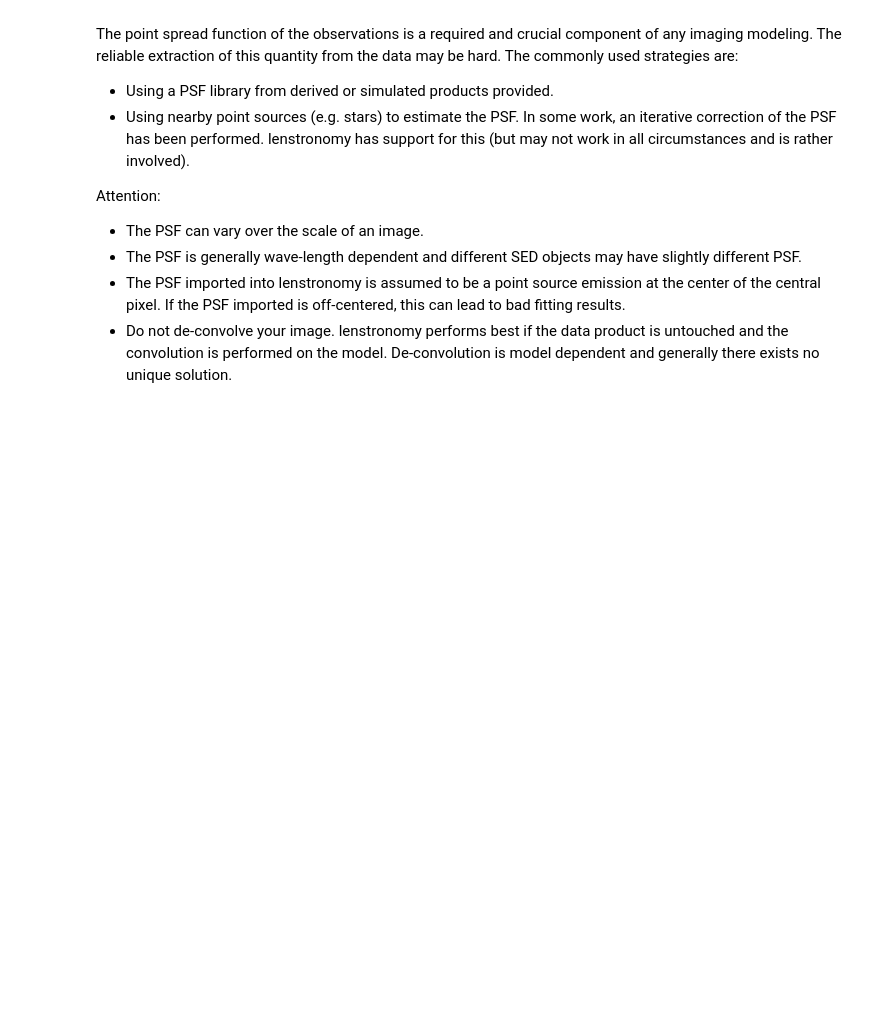
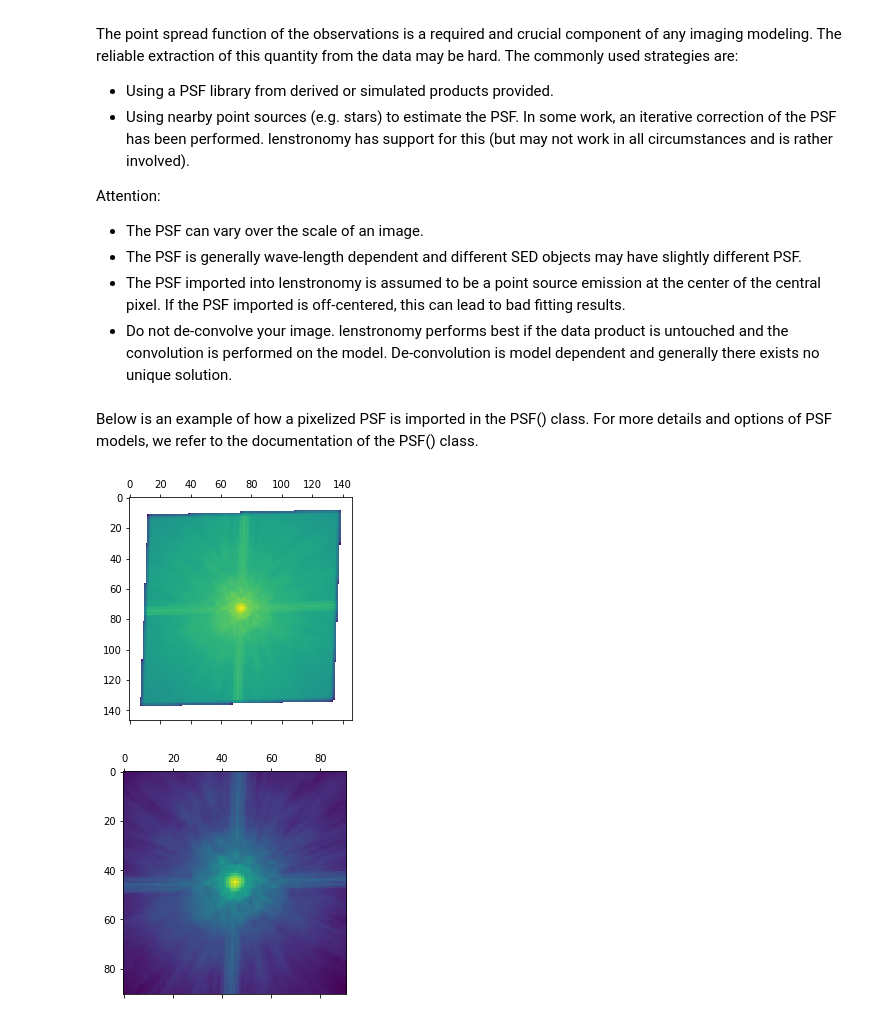
Before and after one commit to lenstronomy/lenstronomy-tutorials, a Jupyter notebook: lenstronomy_extensions/Notebooks/fits_handling.ipynb, the cells around one changed output. Drawn from its saved outputs; the diff is of its cells as text; code cells hidden in the pictures; blank space fills up the shorter version.

Commit message:
pixelized PSF documentation improved

```diff
--- a/lenstronomy_extensions/Notebooks/fits_handling.ipynb
+++ b/lenstronomy_extensions/Notebooks/fits_handling.ipynb
@@ -75,3 +75,42 @@ Attention:
 - The PSF is generally wave-length dependent and different SED objects may have slightly different PSF.
 - The PSF imported into lenstronomy is assumed to be a point source emission at the center of the central pixel. If the PSF imported is off-centered, this can lead to bad fitting results.
 - Do not de-convolve your image. lenstronomy performs best if the data product is untouched and the convolution is performed on the model. De-convolution is model dependent and generally there exists no unique solution.
+# %% [markdown]
+Below is an example of how a pixelized PSF is imported in the PSF() class. For more details and options of PSF models, we refer to the documentation of the PSF() class.
+# %%
+# import PSF file (here as a relative path in the lenstronomy_extension repository)
+# the psf_example.fits file can be found here:
+# https://github.com/sibirrer/lenstronomy_extensions/tree/main/Data/PSF_TinyTim
+# and imported from a local file path as well
+
+import os
+import astropy.io.fits as pyfits
+import matplotlib.pyplot as plt
+%matplotlib inline
+
+
+path = os.getcwd()
+dirpath, _ = os.path.split(path)
+module_path, _ = os.path.split(dirpath)
+psf_filename = os.path.join(module_path, 'Data/PSF_TinyTim/psf_example.fits')
+kernel = pyfits.getdata(psf_filename)
+
+plt.matshow(np.log10(kernel))
+plt.show()
+
+psf_type = 'PIXEL'  # 'gaussian', 'pixel', 'NONE'
+kernel_size = 91
+
+from lenstronomy.Data.psf import PSF
+from lenstronomy.Util import kernel_util
+kernel_cut = kernel_util.cut_psf(kernel, kernel_size)
+kwargs_psf = {'psf_type': psf_type, 'kernel_point_source': kernel_cut}
+psf_class = PSF(**kwargs_psf)
+
+kernel_psf_class = psf_class.kernel_point_source
+
+plt.matshow(np.log10(kernel_psf_class))
+plt.show()
+# %% [output]
+[figure, added]
+[figure, added]
```
Also changed, not shown: 1 other file.
